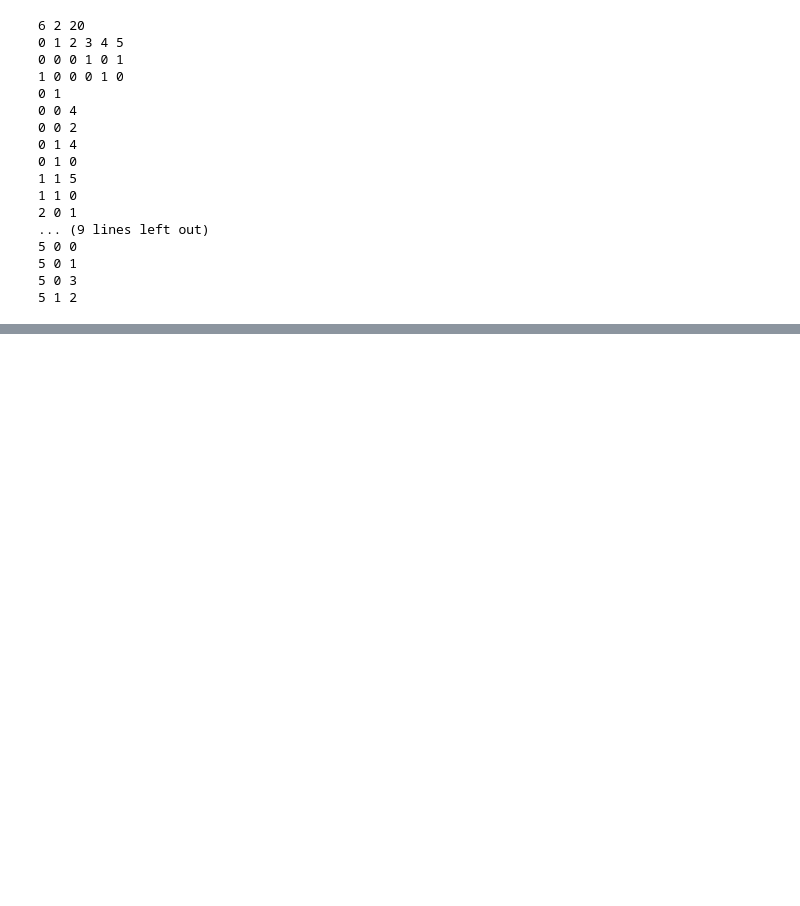
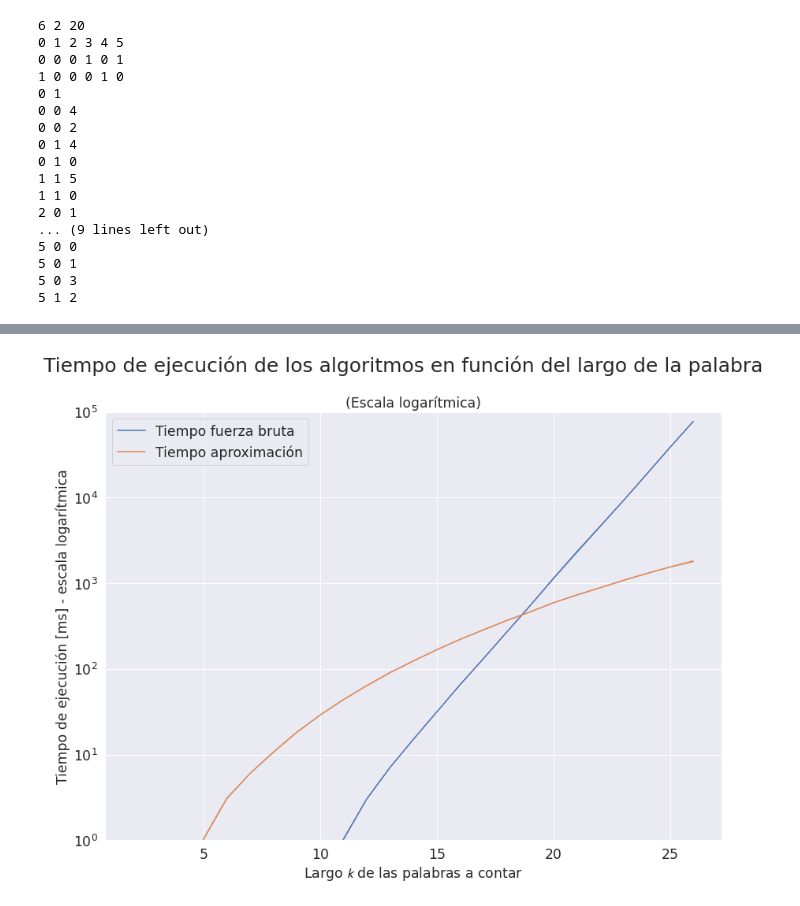
Before and after one commit to viantirreau/count-nfa, a Jupyter notebook: cpp_bindings.ipynb, the cells around one changed output, grey strips where cells are left out. Cells and saved outputs as stored; diff of their text form; code cells hidden in the pictures; blank space fills up the shorter version.

```diff
--- a/cpp_bindings.ipynb
+++ b/cpp_bindings.ipynb
@@ -294,3 +348,28 @@ print(rand_nfa.to_text())
 5 0 1
 5 0 3
 5 1 2
+# %%
+# res_array = []
+for rep in range(50):
+    for str_len in tqdm(range(20, 26)):
+        cpp_input = f'{str_len} 0.5 1 500\n2 2 4\n0 1\n0 1\n0 1\n0 1\n0 0 1\n0 0 0\n1 0 0\n1 1 0'
+
+        program = ["timeout", "90", "./cpp/main", "0"]
+        result = subprocess.run(program,
+                                stdout=subprocess.PIPE,
+                                input=cpp_input,
+                                encoding="utf-8")
+        res_dict = {}
+        if result.returncode == 0:
+            invalid = False
+            for line in result.stdout.split("\n"):
+                if "Got 0 when" in line or "Empty NFA" in line:
+                    invalid = True
+                    break
+                l_split = line.split()
+                if len(l_split) == 2:
+                    k, v = l_split
+                    res_dict[k] = float(v) if "." in v else int(v)
+            if not invalid:
+                res_dict["str_len"] = str_len
+                res_array.append(res_dict)
@@ -296,0 +396,16 @@ print(rand_nfa.to_text())
+# %%
+df = pd.DataFrame(res_array)
+# %%
+df["rel_error"] = abs(df.estimation - df.bruteforce)/df.bruteforce
+# %%
+sns.lineplot(data=df, x="str_len", y="bruteforce_time")
+sns.lineplot(data=df, x="str_len", y="estimation_time")
+plt.yscale("log")
+plt.ylim(1, 1e5)
+plt.legend(["Tiempo fuerza bruta", "Tiempo aproximación"])
+plt.ylabel("Tiempo de ejecución [ms] - escala logarítmica")
+plt.xlabel("Largo $\mathcal{k}$ de las palabras a contar")
+plt.suptitle("Tiempo de ejecución de los algoritmos en función del largo de la palabra", fontsize=25)
+plt.title("(Escala logarítmica)");
+# %% [output]
+[figure, added]
```
Also changed, not shown: parts of 10 cells of this notebook, 1 other file.
